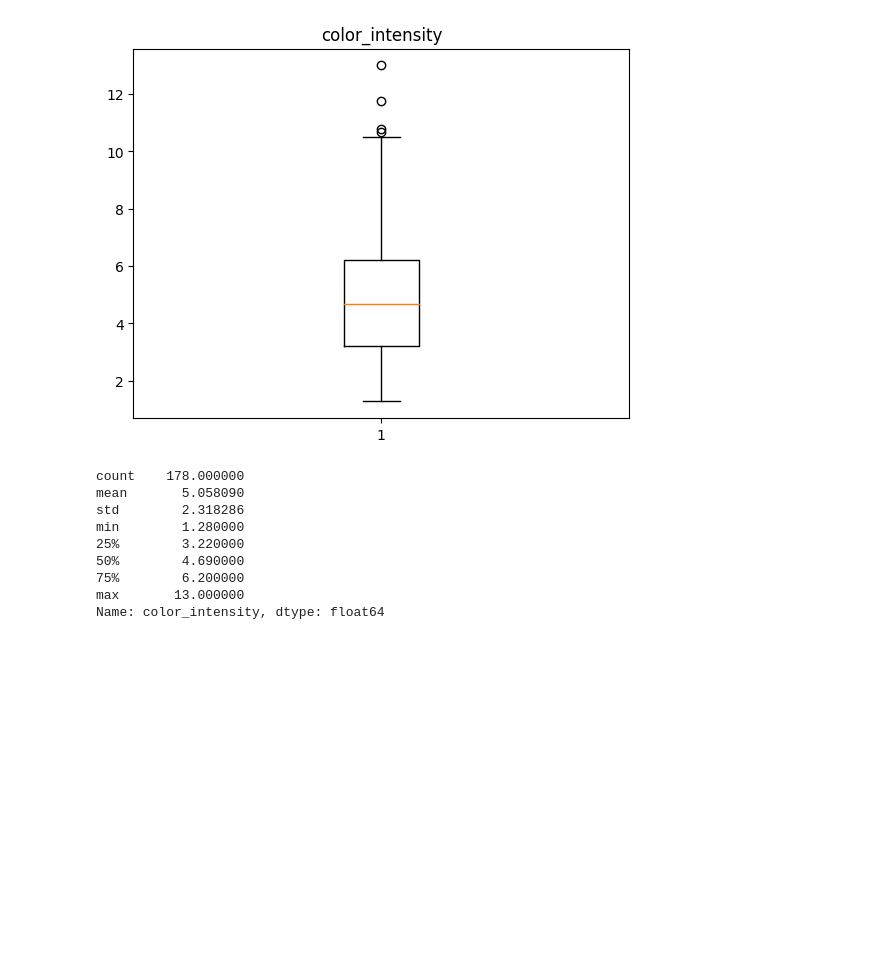
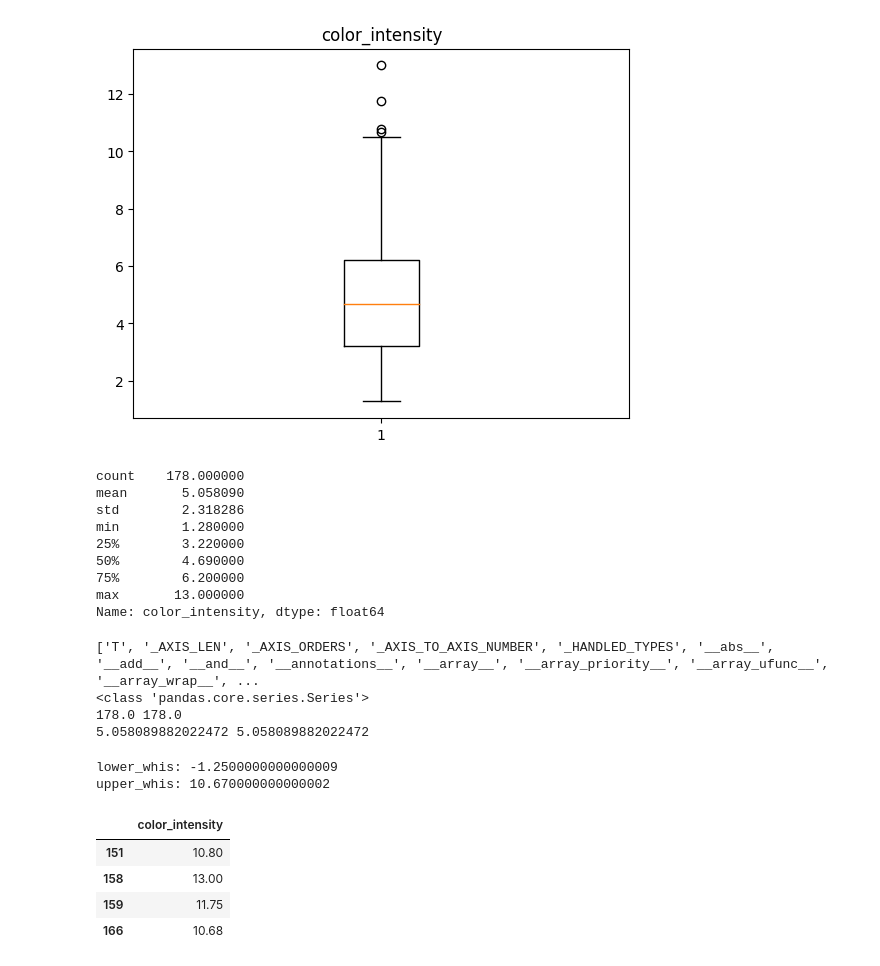
Before and after one commit to onleey/Machine-Learning_demo, a Jupyter notebook: 600_기계학습_데이터전처리_이상치(Outlier).ipynb, the cells around one changed output. Drawn from its saved outputs; the diff is of its cells as text; code cells hidden in the pictures; blank space fills up the shorter version.

```diff
--- a/600_기계학습_데이터전처리_이상치(Outlier).ipynb
+++ b/600_기계학습_데이터전처리_이상치(Outlier).ipynb
@@ -178,0 +176,35 @@ def outliners_iqr(dt,col):
+# %%
+d= wine['color_intensity'].describe()
+print(dir(d))
+print(type(d))
+print(d[0],d['count'])
+print(d[1],d['mean'])
+# %% [output]
+['T', '_AXIS_LEN', '_AXIS_ORDERS', '_AXIS_TO_AXIS_NUMBER', '_HANDLED_TYPES', '__abs__', '__add__', '__and__', '__annotations__', '__array__', '__array_priority__', '__array_ufunc__', '__array_wrap__', ...
+<class 'pandas.core.series.Series'>
+178.0 178.0
+5.058089882022472 5.058089882022472
+# %%
+# 앞의 Box Plot을 그려 데이터의 이상치를 함수로 만들어 이상치의 위치와 값을 확인한다.
+
+def outliners_iqr(dt,col):
+  quartitle_1, quartitle_3 = np.percentile(dt[col],[25,75])
+  iqr = quartitle_3 - quartitle_1
+  lower_whis = quartitle_1 - (iqr * 1.5)
+  upper_whis = quartitle_3 + (iqr * 1.5)
+  print('lower_whis:',lower_whis)
+  print('upper_whis:',upper_whis)
+  outliners= dt[(dt[col]>upper_whis) | (dt[col]<lower_whis)]
+
+  return outliners[[col]]
+
+outliners = outliners_iqr(wine, 'color_intensity')
+outliners
+# %% [output]
+lower_whis: -1.2500000000000009
+upper_whis: 10.670000000000002
+|  | color_intensity |
+| 151 | 10.80 |
+| 158 | 13.00 |
+| 159 | 11.75 |
+| 166 | 10.68 |
```
Also changed, not shown: parts of 12 cells of this notebook.
